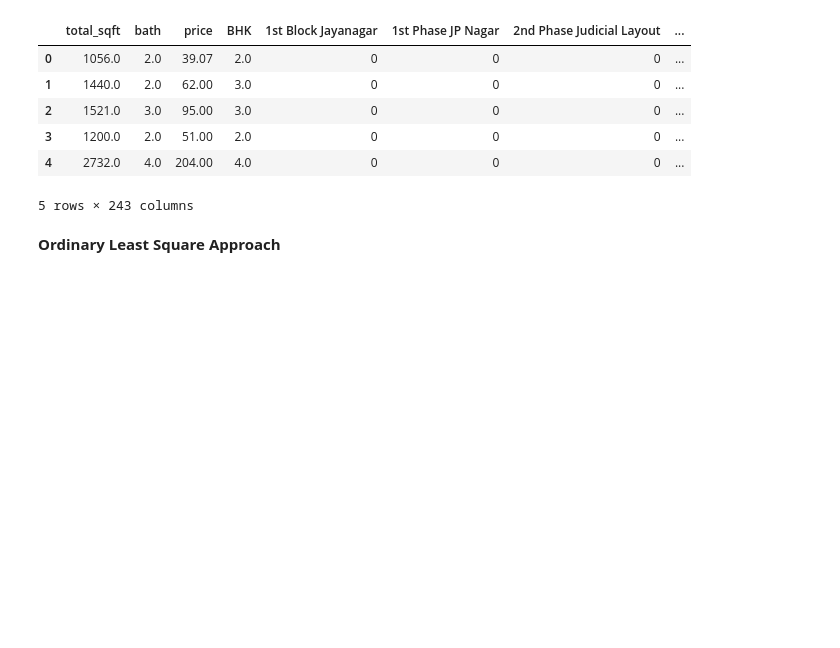
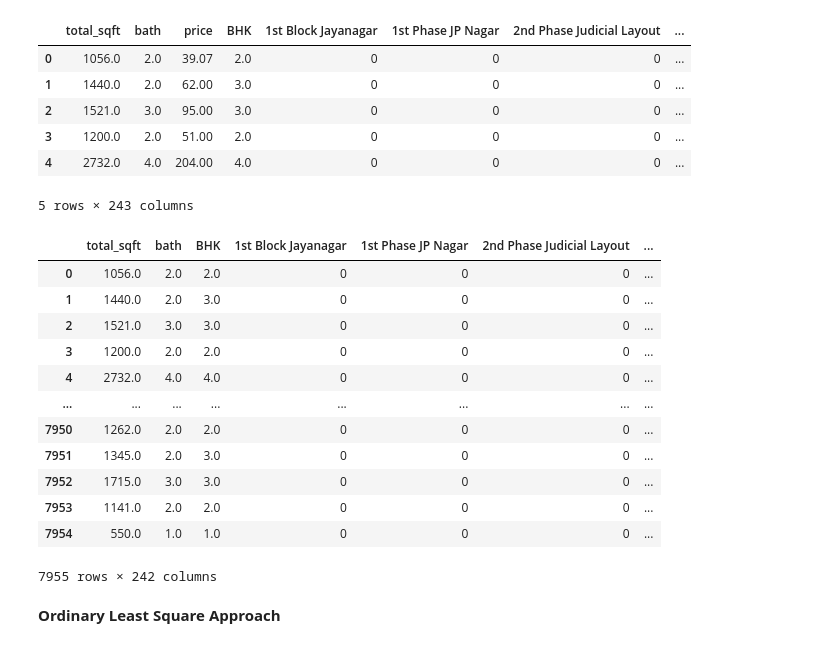
Before and after one commit to BKAPADIA04/Bangalore_House_Price_Prediction_Regression, a Jupyter notebook: final/codes/linear_reg.ipynb, the cells around one changed output. Saved outputs shown, nothing was run; the diff lists cells and outputs as text; code cells hidden in the pictures; blank space fills up the shorter version.

```diff
--- a/final/codes/linear_reg.ipynb
+++ b/final/codes/linear_reg.ipynb
@@ -18,6 +18,22 @@ df.head()
 X = df.drop(columns = ['price'])
 # %%
 y = df['price']
+# %%
+X
+# %% [output]
+|  | total_sqft | bath | BHK | 1st Block Jayanagar | 1st Phase JP Nagar | 2nd Phase Judicial Layout | ... |
+| 0 | 1056.0 | 2.0 | 2.0 | 0 | 0 | 0 | ... |
+| 1 | 1440.0 | 2.0 | 3.0 | 0 | 0 | 0 | ... |
+| 2 | 1521.0 | 3.0 | 3.0 | 0 | 0 | 0 | ... |
+| 3 | 1200.0 | 2.0 | 2.0 | 0 | 0 | 0 | ... |
+| 4 | 2732.0 | 4.0 | 4.0 | 0 | 0 | 0 | ... |
+| ... | ... | ... | ... | ... | ... | ... | ... |
+| 7950 | 1262.0 | 2.0 | 2.0 | 0 | 0 | 0 | ... |
+| 7951 | 1345.0 | 2.0 | 3.0 | 0 | 0 | 0 | ... |
+| 7952 | 1715.0 | 3.0 | 3.0 | 0 | 0 | 0 | ... |
+| 7953 | 1141.0 | 2.0 | 2.0 | 0 | 0 | 0 | ... |
+| 7954 | 550.0 | 1.0 | 1.0 | 0 | 0 | 0 | ... |
+7955 rows × 242 columns
 # %%
 from sklearn.model_selection import train_test_split
 X_train, X_test, y_train, y_test = train_test_split(X, y, test_size=0.2, random_state=2)
```
Also changed, not shown: parts of 7 cells of this notebook.
